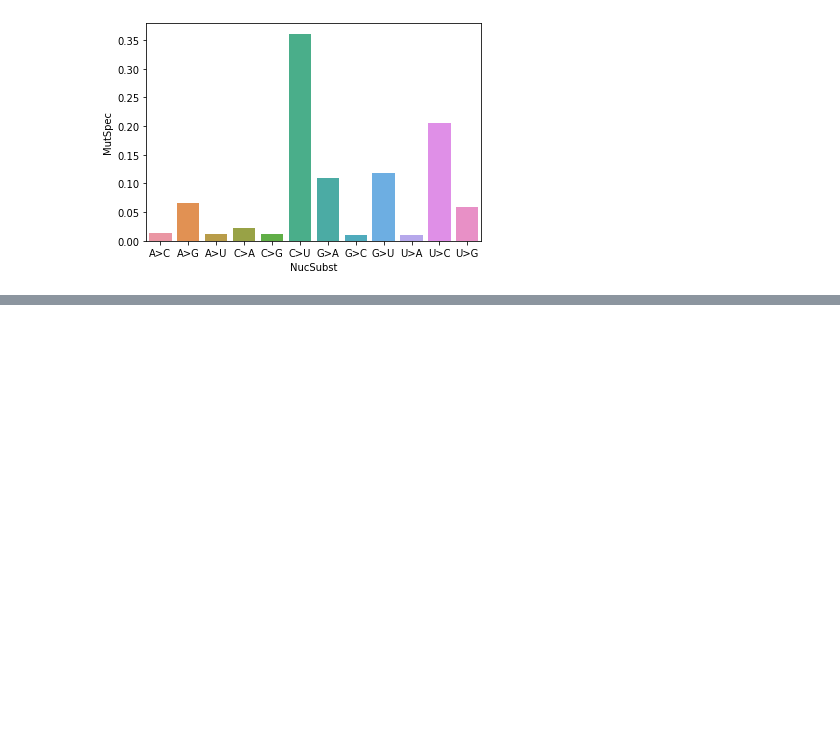
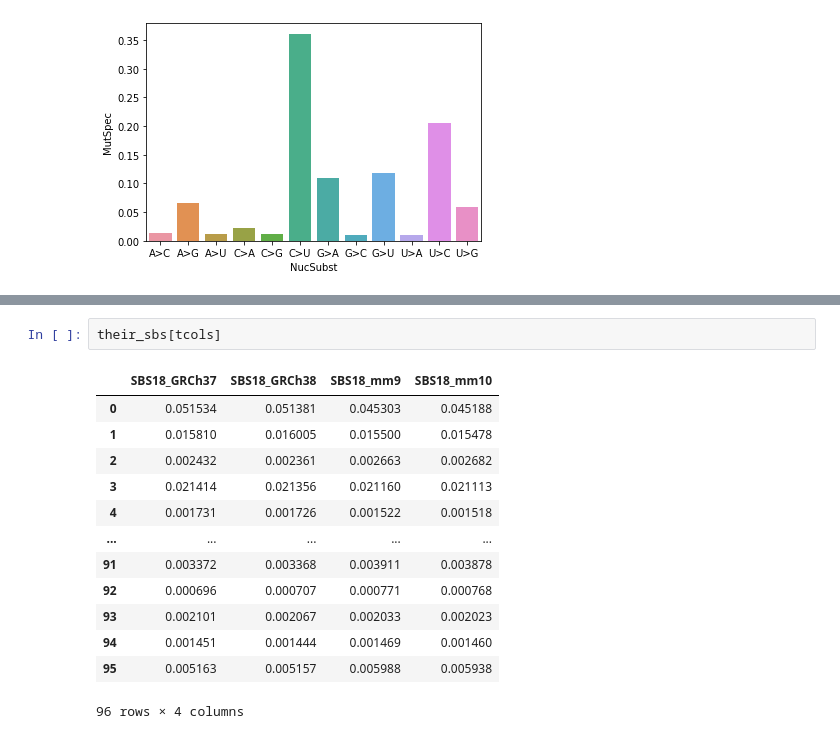
Before and after one commit to mitoclub/Signatures, a Jupyter notebook: notebooks/2.EDA_bootstraping.ipynb, the cells around one changed output, grey strips where cells are left out. Drawn from its saved outputs; the diff is of its cells as text; blank space fills up the shorter version.

```diff
--- a/notebooks/2.EDA_bootstraping.ipynb
+++ b/notebooks/2.EDA_bootstraping.ipynb
@@ -57,0 +130,16 @@ sns.barplot(x="NucSubst", y="MutSpec", data=full_df, ci=95)
+# %%
+their_sbs[tcols]
+# %% [output]
+|  | SBS18_GRCh37 | SBS18_GRCh38 | SBS18_mm9 | SBS18_mm10 |
+| 0 | 0.051534 | 0.051381 | 0.045303 | 0.045188 |
+| 1 | 0.015810 | 0.016005 | 0.015500 | 0.015478 |
+| 2 | 0.002432 | 0.002361 | 0.002663 | 0.002682 |
+| 3 | 0.021414 | 0.021356 | 0.021160 | 0.021113 |
+| 4 | 0.001731 | 0.001726 | 0.001522 | 0.001518 |
+| ... | ... | ... | ... | ... |
+| 91 | 0.003372 | 0.003368 | 0.003911 | 0.003878 |
+| 92 | 0.000696 | 0.000707 | 0.000771 | 0.000768 |
+| 93 | 0.002101 | 0.002067 | 0.002033 | 0.002023 |
+| 94 | 0.001451 | 0.001444 | 0.001469 | 0.001460 |
+| 95 | 0.005163 | 0.005157 | 0.005988 | 0.005938 |
+96 rows × 4 columns
```
Also changed, not shown: parts of 7 cells of this notebook, 1 other file.
